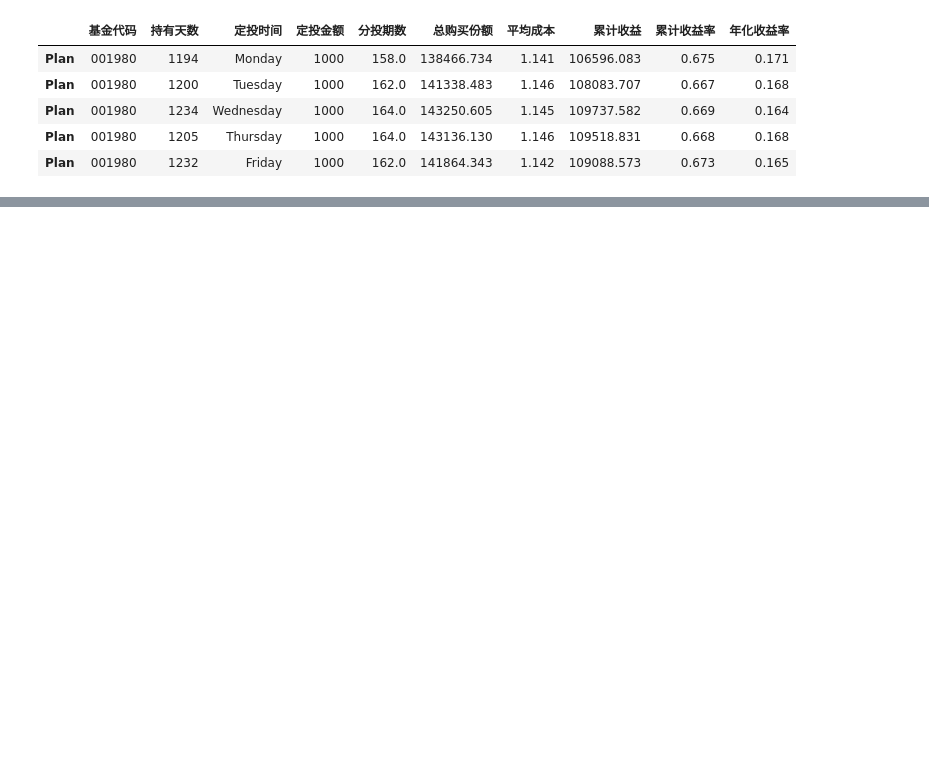
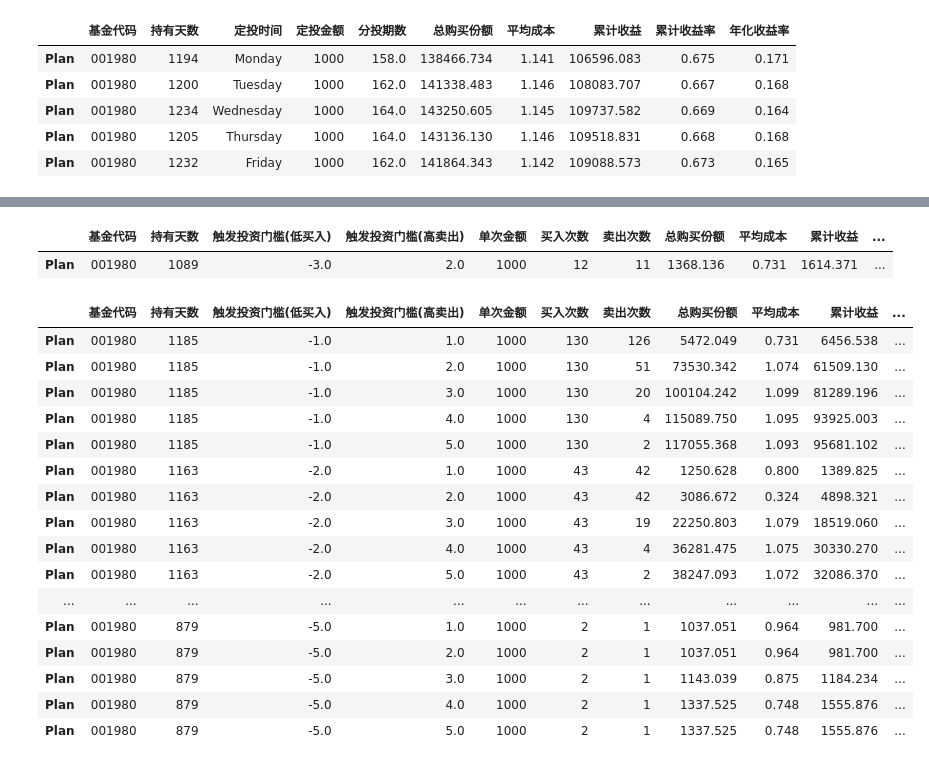
Before and after one commit to Seaaann/MyQuantReserch, a Jupyter notebook: Funds/定投回测.ipynb, the cells around one changed output, grey strips where cells are left out. Drawn from its saved outputs; the diff is of its cells as text; code cells hidden in the pictures; blank space fills up the shorter version.

```diff
--- a/Funds/定投回测.ipynb
+++ b/Funds/定投回测.ipynb
@@ -101,0 +183,41 @@ AIP_Weekly_Plans(Freq, '001980', start_date, end_date, fund_category='open', fix
+# %%
+Max_AIP_weekly('001980', start_date=start_date, end_date=end_date, fund_category='open', fixed_investment=1000, df=False)
+# %% [output]
+|  | 基金代码 | 持有天数 | 触发投资门槛(低买入) | 触发投资门槛(高卖出) | 单次金额 | 买入次数 | 卖出次数 | 总购买份额 | 平均成本 | 累计收益 | ... |
+| Plan | 001980 | 1089 | -3.0 | 2.0 | 1000 | 12 | 11 | 1368.136 | 0.731 | 1614.371 | ... |
+# %%
+df = Max_AIP_weekly('001980', start_date=start_date, end_date=end_date, fund_category='open', fixed_investment=1000, df=True)
+# %%
+def Max_AIP_Weekly_Plans(code, start_date, end_date, fund_category, fixed_investment, upper_threshold, lower_threshold):
+
+    df = pd.DataFrame()
+    threshold_list = list(itertools.product(lower_threshold, upper_threshold))
+    for i in range(len(threshold_list)):
+
+        df = df.append(Max_AIP_weekly(code, start_date=start_date, end_date=end_date, fund_category=fund_category, fixed_investment=fixed_investment,
+                       Threshold=threshold_list[i], df=False))
+
+    return df
+# %%
+upper_threshold = [1.0, 2.0, 3.0, 4.0, 5.0]
+lower_threshold = [-1.0, -2.0, -3.0, -4.0, -5.0]
+
+Max_AIP_Weekly_Plans('001980', start_date=start_date, end_date=end_date, fund_category='open', fixed_investment=1000, upper_threshold=upper_threshold, lower_threshold=lower_threshold)
+# %% [output]
+|  | 基金代码 | 持有天数 | 触发投资门槛(低买入) | 触发投资门槛(高卖出) | 单次金额 | 买入次数 | 卖出次数 | 总购买份额 | 平均成本 | 累计收益 | ... |
+| Plan | 001980 | 1185 | -1.0 | 1.0 | 1000 | 130 | 126 | 5472.049 | 0.731 | 6456.538 | ... |
+| Plan | 001980 | 1185 | -1.0 | 2.0 | 1000 | 130 | 51 | 73530.342 | 1.074 | 61509.130 | ... |
+| Plan | 001980 | 1185 | -1.0 | 3.0 | 1000 | 130 | 20 | 100104.242 | 1.099 | 81289.196 | ... |
+| Plan | 001980 | 1185 | -1.0 | 4.0 | 1000 | 130 | 4 | 115089.750 | 1.095 | 93925.003 | ... |
+| Plan | 001980 | 1185 | -1.0 | 5.0 | 1000 | 130 | 2 | 117055.368 | 1.093 | 95681.102 | ... |
+| Plan | 001980 | 1163 | -2.0 | 1.0 | 1000 | 43 | 42 | 1250.628 | 0.800 | 1389.825 | ... |
+| Plan | 001980 | 1163 | -2.0 | 2.0 | 1000 | 43 | 42 | 3086.672 | 0.324 | 4898.321 | ... |
+| Plan | 001980 | 1163 | -2.0 | 3.0 | 1000 | 43 | 19 | 22250.803 | 1.079 | 18519.060 | ... |
+| Plan | 001980 | 1163 | -2.0 | 4.0 | 1000 | 43 | 4 | 36281.475 | 1.075 | 30330.270 | ... |
+| Plan | 001980 | 1163 | -2.0 | 5.0 | 1000 | 43 | 2 | 38247.093 | 1.072 | 32086.370 | ... |
+| ... | ... | ... | ... | ... | ... | ... | ... | ... | ... | ... | ... |
+| Plan | 001980 | 879 | -5.0 | 1.0 | 1000 | 2 | 1 | 1037.051 | 0.964 | 981.700 | ... |
+| Plan | 001980 | 879 | -5.0 | 2.0 | 1000 | 2 | 1 | 1037.051 | 0.964 | 981.700 | ... |
+| Plan | 001980 | 879 | -5.0 | 3.0 | 1000 | 2 | 1 | 1143.039 | 0.875 | 1184.234 | ... |
+| Plan | 001980 | 879 | -5.0 | 4.0 | 1000 | 2 | 1 | 1337.525 | 0.748 | 1555.876 | ... |
+| Plan | 001980 | 879 | -5.0 | 5.0 | 1000 | 2 | 1 | 1337.525 | 0.748 | 1555.876 | ... |
```
Also changed, not shown: parts of 4 cells of this notebook, 1 other file.
